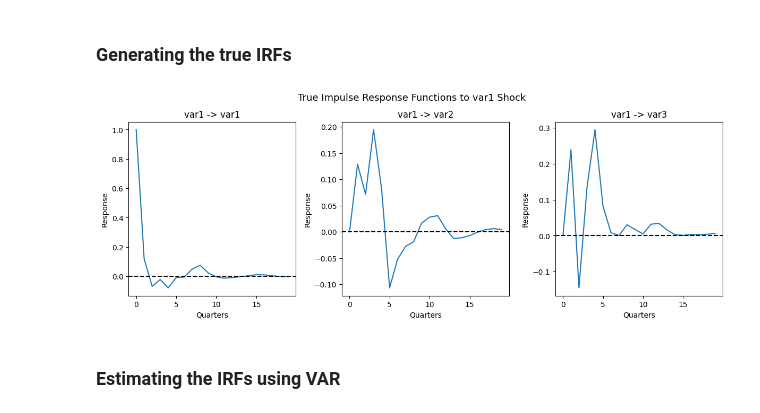
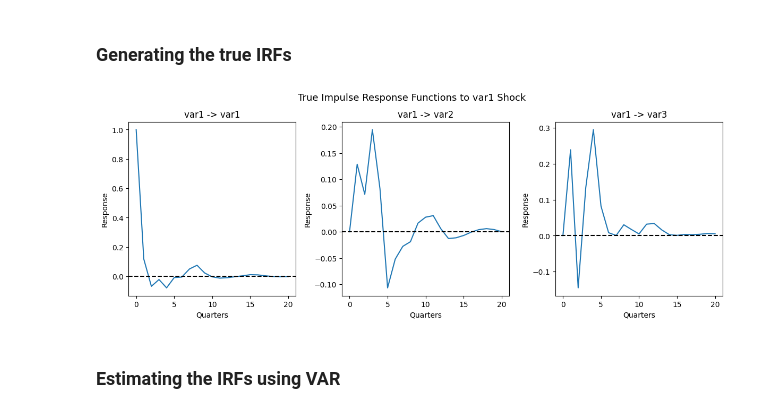
Before and after one commit to matt-dot-k/econ-622-project, a Jupyter notebook: example_notebooks/true_VAR.ipynb, the cells around one changed output. Saved outputs shown, nothing was run; the diff lists cells and outputs as text; code cells hidden in the pictures.

```diff
--- a/example_notebooks/true_VAR.ipynb
+++ b/example_notebooks/true_VAR.ipynb
@@ -71,26 +71,25 @@ plt.show()
 # %%
 # true IRF from for a unit var1 shock
 # this is the true IRF that the econometrician is trying to estimate from observed data
-true_irf = np.zeros((q, V, V))
+true_irf = np.zeros((q+1, V))
 
 shock = np.zeros(V)
 shock[0] = 1 # shock variable 1
-irf = np.zeros((q, V))
-for t in range(q):
+irf = np.zeros((q+1, V))
+for t in range(q+1):
     if t == 0:
         irf[t] = shock
     else:
         for o in range(1, O+1):
             if t-o >= 0:
                 irf[t] += A[o-1] @ irf[t-o]
-true_irf[:, 0, :] = irf
 
-true_irf = pd.DataFrame(true_irf.reshape(q, V*V), columns=[f'var{j}_shock{i}' for i in range(1, V+1) for j in range(1, V+1)])
+true_irf = pd.DataFrame(irf, columns=[f'var{j}_shock1' for j in range(1, V+1)])
 
 # plot the true IRFs to a unit shock in variable 1
 plot_irf(true_irf, 'True Impulse Response Functions to var1 Shock')
 # %% [output]
-[figure, old version]
+[figure, new version]
 # %% [markdown]
 ### Estimating the IRFs using VAR
 # %%
```
Also changed, not shown: parts of 2 cells of this notebook, 2 other files.
